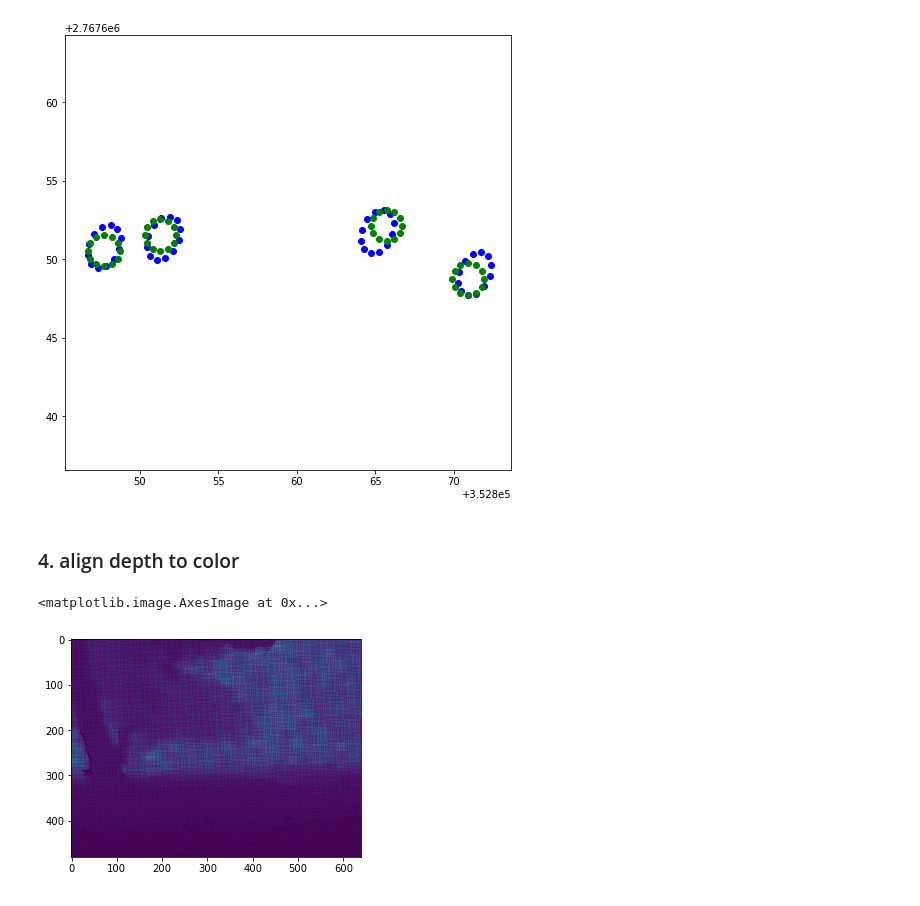
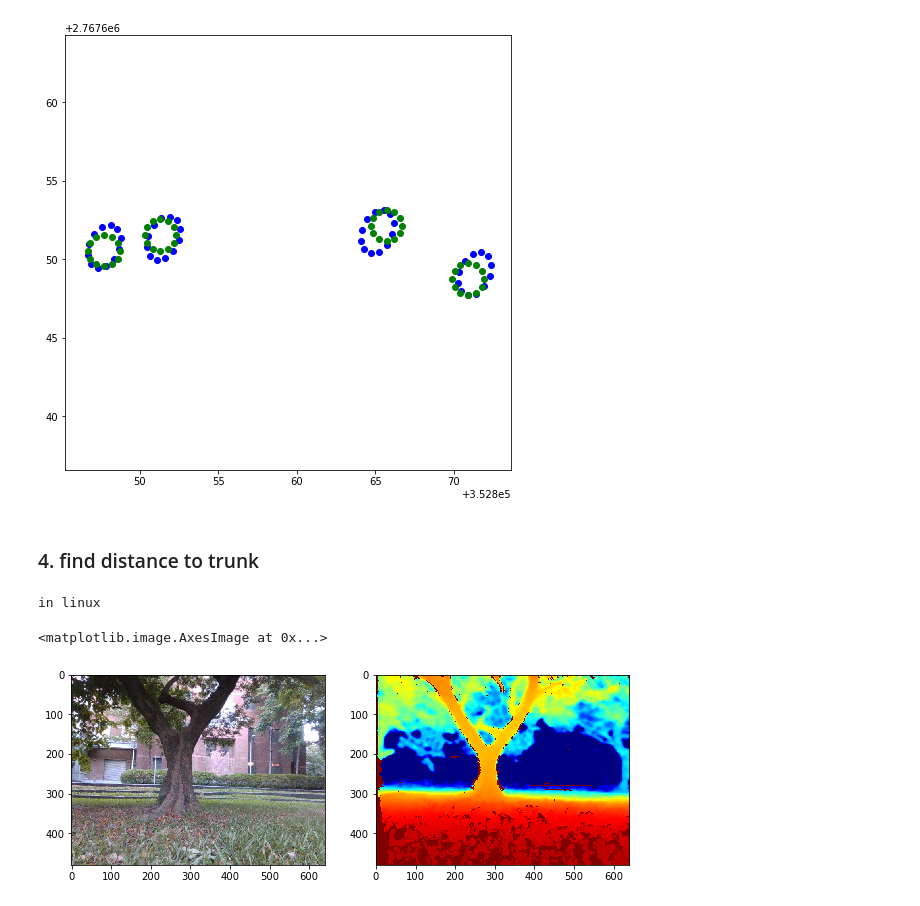
Before and after one commit to Chen-Yu-Qiang/mapping_explorer, a Jupyter notebook: jupyterNotebook/image_util.ipynb, the cells around one changed output. Drawn from its saved outputs; the diff is of its cells as text; code cells hidden in the pictures.

```diff
--- a/jupyterNotebook/image_util.ipynb
+++ b/jupyterNotebook/image_util.ipynb
@@ -304,4 +345,4 @@ plt.scatter(neg_bd_0725[0], neg_bd_0725[1], c='g')
 <matplotlib.collections.PathCollection at 0x...>
 [figure]
 # %% [markdown]
-### 4. align depth to color
+### 4. find distance to trunk
@@ -349,5 +349,40 @@ for v in range(row):
-# %%
-plt.imshow(align_depth_to_color)
-# %% [output]
-<matplotlib.image.AxesImage at 0x...>
-[figure, removed]
+# %%
+'''math tool'''
+import csv
+import numpy as np
+from scipy.spatial import distance as dist
+
+'''plot tool'''
+import matplotlib.pyplot as plt
+
+'''image tool'''
+import cv2
+import statistics as sta
+
+import utm
+from pyproj import Proj
+import time
+import sys
+if sys.platform.startswith('linux'): # or win
+    print("in linux")
+    file_path = "/home/ncslaber/realSense/catkin_ws/src/mapping_explorer/syn_rosbag/"
+
+cx_d = 320.6562194824219 #424
+cy_d = 241.57083129882812 #241
+fx_d = 384.31365966796875 #424
+fy_d = 384.31365966796875 #424
+
+npDepth = np.load(file_path+"depth/circling.npy")
+npColor = np.load(file_path+"color/circling.npy")
+
+npDepthF = cv2.convertScaleAbs(npDepth, alpha=0.02) # 6m
+npDepthF_color = cv2.applyColorMap(npDepthF, cv2.COLORMAP_JET)
+fig=plt.figure(figsize=(10,10))
+subplot = fig.add_subplot(121)
+subplot.imshow(npColor)
+subplot = fig.add_subplot(122)
+subplot.imshow(npDepthF_color)
+# %% [output]
+in linux
+<matplotlib.image.AxesImage at 0x...>
+[figure, added]
```
Also changed, not shown: parts of 6 cells of this notebook, 9 other files.
